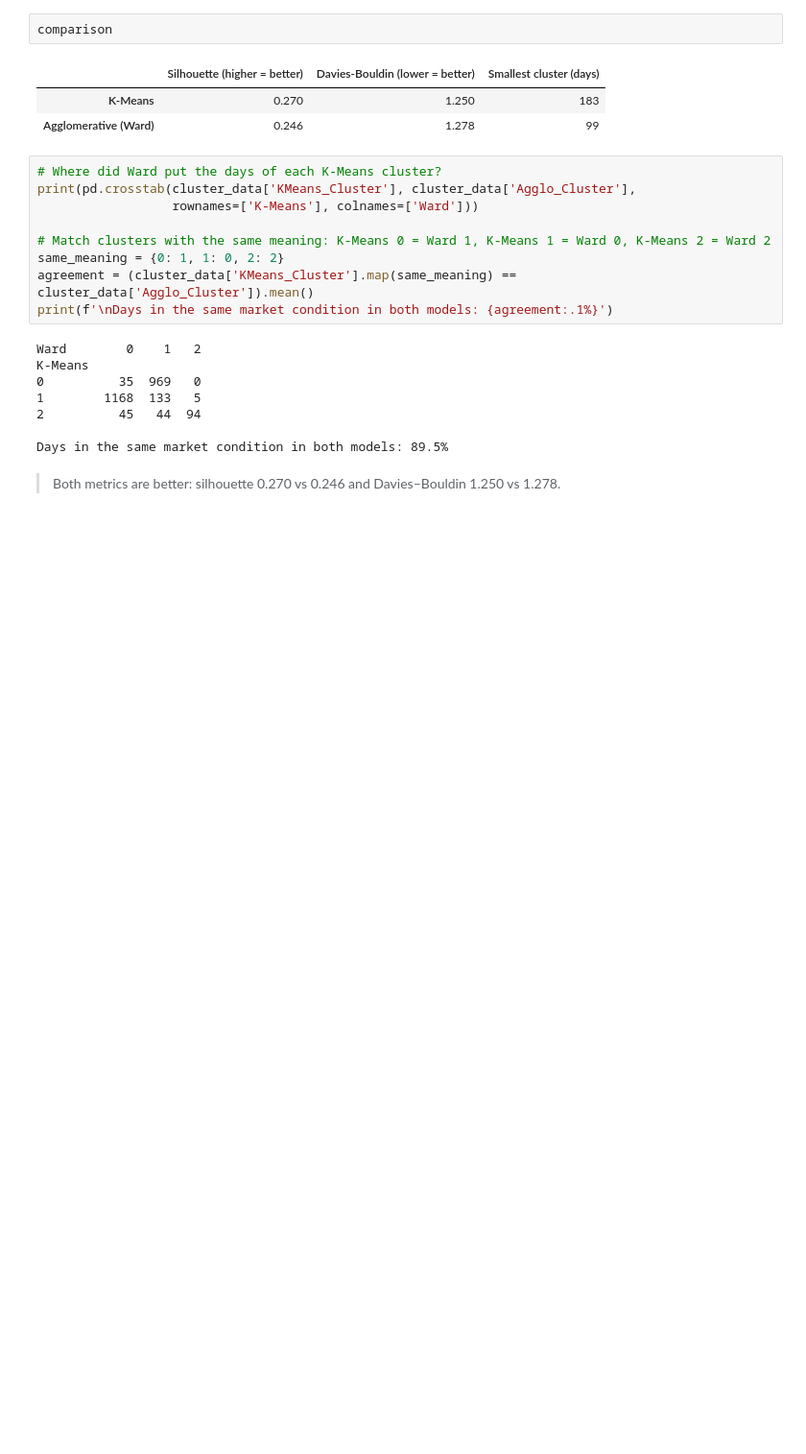
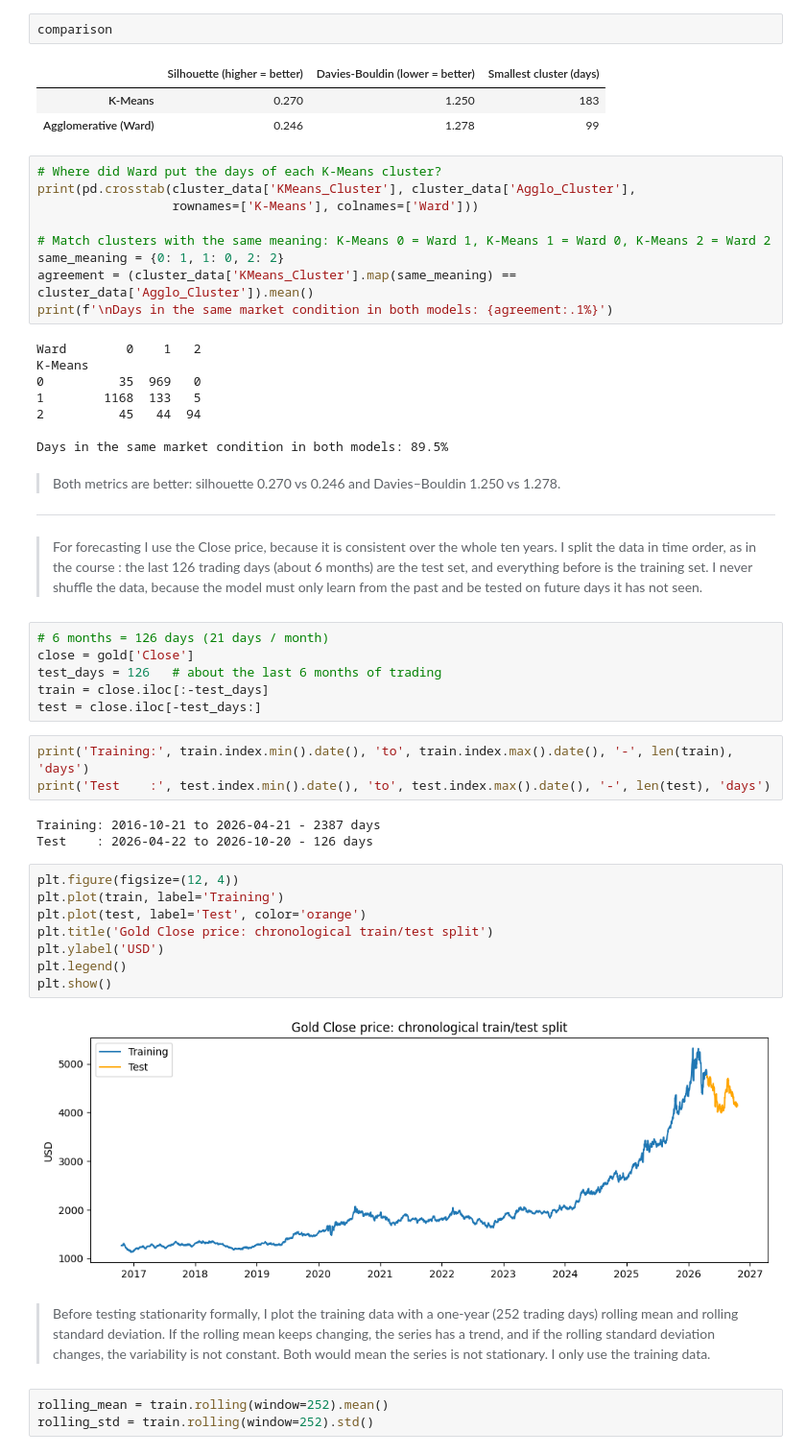
Before and after one commit to ghaflareda-ds/gold_forecast_yahoo_finance, a Jupyter notebook: Gold Forecast.ipynb, the cells around one changed output. Shown at 96% size. Saved outputs shown, nothing was run; the diff lists cells and outputs as text; blank space fills up the shorter version.

```diff
--- a/Gold Forecast.ipynb
+++ b/Gold Forecast.ipynb
@@ -883,4 +883,35 @@ K-Means
 Days in the same market condition in both models: 89.5%
 # %% [markdown]
 > Both metrics are better: silhouette 0.270 vs 0.246 and Davies–Bouldin 1.250 vs 1.278.
->
+---
+# %% [markdown]
+> For forecasting I use the Close price, because it is consistent over the whole ten years. I split the data in time order, as in the course :
+the last 126 trading days (about 6 months) are the test set, and everything before is the training set.
+I never shuffle the data, because the model must only learn from the past and be tested on future days it has not seen.
+# %%
+# 6 months = 126 days (21 days / month)
+close = gold['Close']
+test_days = 126   # about the last 6 months of trading
+train = close.iloc[:-test_days]
+test = close.iloc[-test_days:]
+# %%
+print('Training:', train.index.min().date(), 'to', train.index.max().date(), '-', len(train), 'days')
+print('Test    :', test.index.min().date(), 'to', test.index.max().date(), '-', len(test), 'days')
+# %% [output]
+Training: 2016-10-21 to 2026-04-21 - 2387 days
+Test    : 2026-04-22 to 2026-10-20 - 126 days
+# %%
+plt.figure(figsize=(12, 4))
+plt.plot(train, label='Training')
+plt.plot(test, label='Test', color='orange')
+plt.title('Gold Close price: chronological train/test split')
+plt.ylabel('USD')
+plt.legend()
+plt.show()
+# %% [output]
+[figure, added]
+# %% [markdown]
+> Before testing stationarity formally, I plot the training data with a one-year (252 trading days) rolling mean and rolling standard deviation. If the rolling mean keeps changing, the series has a trend, and if the rolling standard deviation changes, the variability is not constant. Both would mean the series is not stationary. I only use the training data.
+# %%
+rolling_mean = train.rolling(window=252).mean()
+rolling_std = train.rolling(window=252).std()
```
Also changed, not shown: parts of 10 cells of this notebook.
